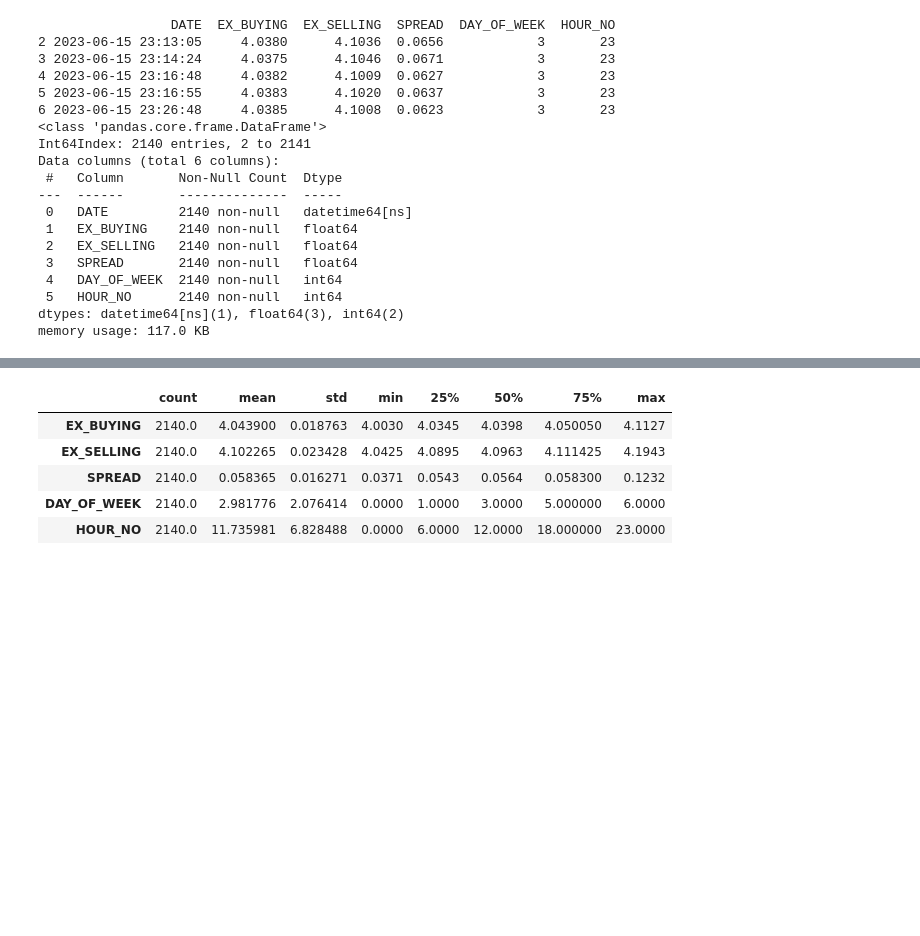
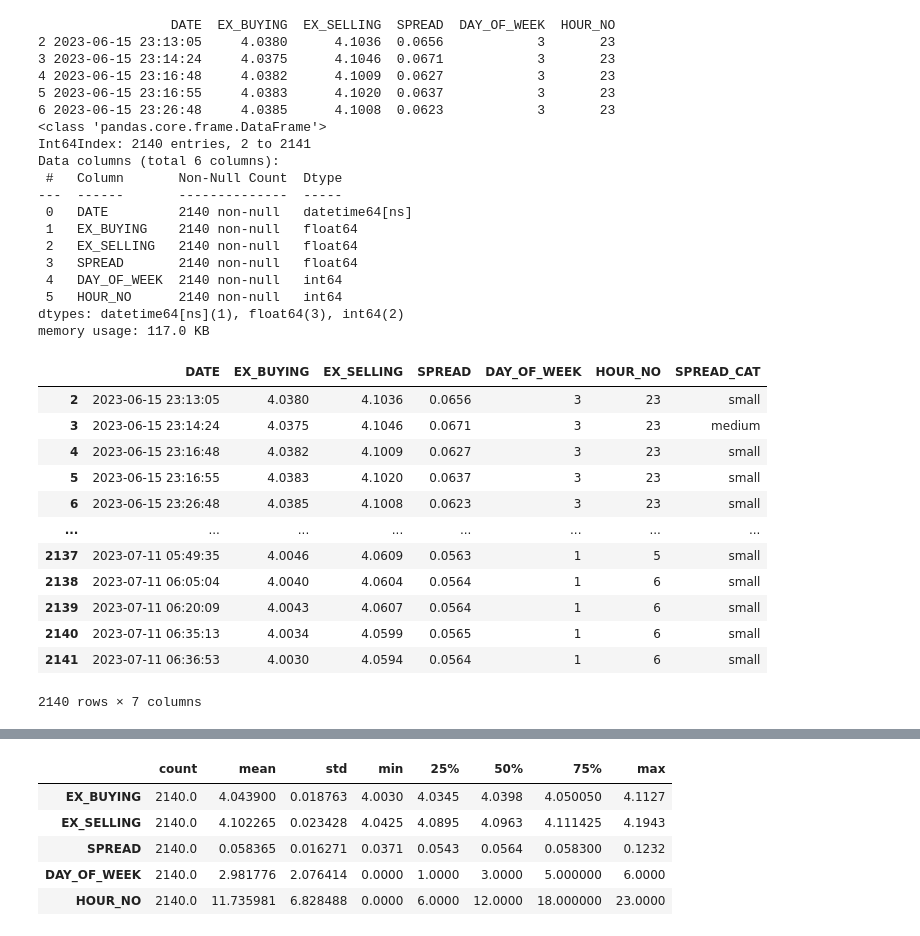
Before and after one commit to brochowski/ekantorwidget, a Jupyter notebook: brochowski_excercises.ipynb, the cells around one changed output, grey strips where cells are left out. Drawn from its saved outputs; the diff is of its cells as text; code cells hidden in the pictures; blank space fills up the shorter version.

```diff
--- a/brochowski_excercises.ipynb
+++ b/brochowski_excercises.ipynb
@@ -79,3 +65,20 @@ Data columns (total 6 columns):
  5   HOUR_NO      2140 non-null   int64
 dtypes: datetime64[ns](1), float64(3), int64(2)
 memory usage: 117.0 KB
+# %%
+dta_cp['SPREAD_CAT'] = pd.cut(x=dta_cp.SPREAD, bins=3, labels=['small','medium','high'])
+dta_cp
+# %% [output]
+|  | DATE | EX_BUYING | EX_SELLING | SPREAD | DAY_OF_WEEK | HOUR_NO | SPREAD_CAT |
+| 2 | 2023-06-15 23:13:05 | 4.0380 | 4.1036 | 0.0656 | 3 | 23 | small |
+| 3 | 2023-06-15 23:14:24 | 4.0375 | 4.1046 | 0.0671 | 3 | 23 | medium |
+| 4 | 2023-06-15 23:16:48 | 4.0382 | 4.1009 | 0.0627 | 3 | 23 | small |
+| 5 | 2023-06-15 23:16:55 | 4.0383 | 4.1020 | 0.0637 | 3 | 23 | small |
+| 6 | 2023-06-15 23:26:48 | 4.0385 | 4.1008 | 0.0623 | 3 | 23 | small |
+| ... | ... | ... | ... | ... | ... | ... | ... |
+| 2137 | 2023-07-11 05:49:35 | 4.0046 | 4.0609 | 0.0563 | 1 | 5 | small |
+| 2138 | 2023-07-11 06:05:04 | 4.0040 | 4.0604 | 0.0564 | 1 | 6 | small |
+| 2139 | 2023-07-11 06:20:09 | 4.0043 | 4.0607 | 0.0564 | 1 | 6 | small |
+| 2140 | 2023-07-11 06:35:13 | 4.0034 | 4.0599 | 0.0565 | 1 | 6 | small |
+| 2141 | 2023-07-11 06:36:53 | 4.0030 | 4.0594 | 0.0564 | 1 | 6 | small |
+2140 rows × 7 columns
```
Also changed, not shown: parts of 9 cells of this notebook.
